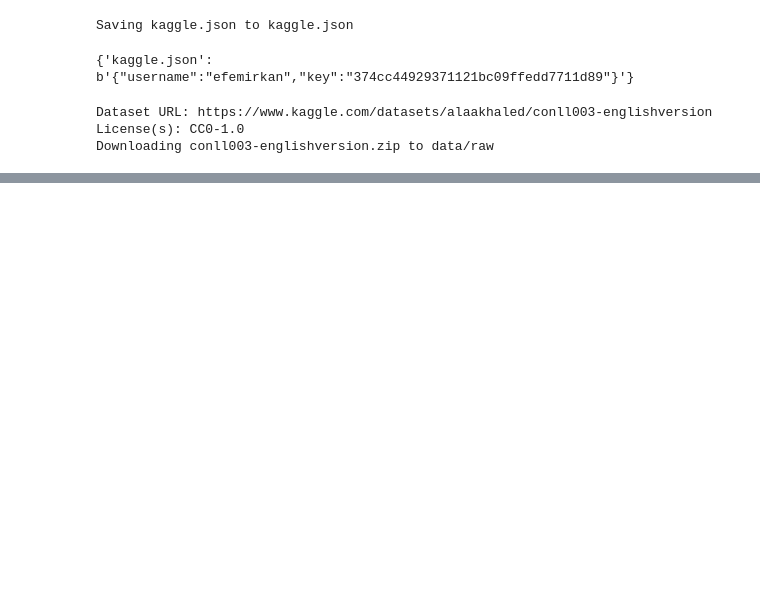
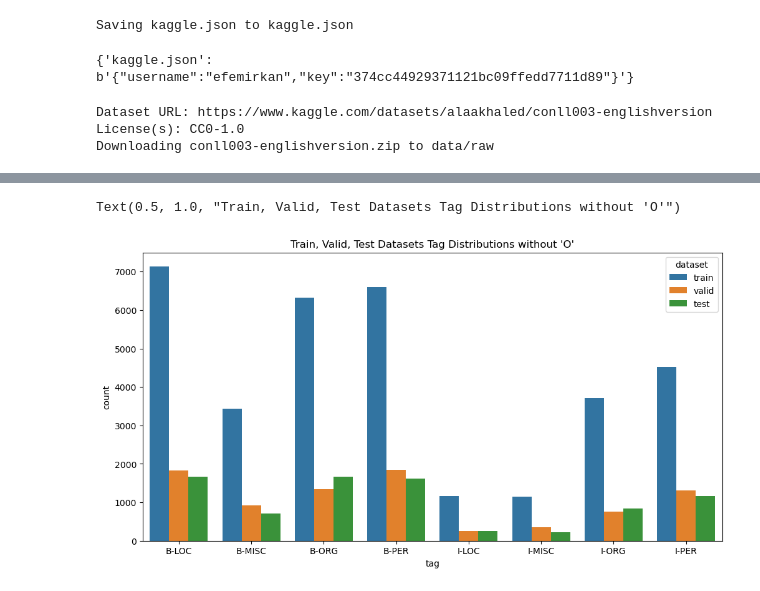
Before and after one commit to Efemirkan/ner-comparison-project, a Jupyter notebook: notebooks/00_data_exploration.ipynb, the cells around one changed output, grey strips where cells are left out. Drawn from its saved outputs; the diff is of its cells as text; code cells hidden in the pictures; blank space fills up the shorter version.

```diff
--- a/notebooks/00_data_exploration.ipynb
+++ b/notebooks/00_data_exploration.ipynb
@@ -83,0 +342,10 @@ Downloading conll003-englishversion.zip to data/raw
+# %%
+# Plot without "O"
+removed_o_df = all_tag_df[all_tag_df["tag"] != "O"]
+
+plt.figure(figsize=(12,6))
+sns.barplot(removed_o_df, x="tag", y="count",hue="dataset")
+plt.title("Train, Valid, Test Datasets Tag Distributions without 'O'")
+# %% [output]
+Text(0.5, 1.0, "Train, Valid, Test Datasets Tag Distributions without 'O'")
+[figure, added]
```
Also changed, not shown: parts of 43 cells of this notebook, 1 other file.
